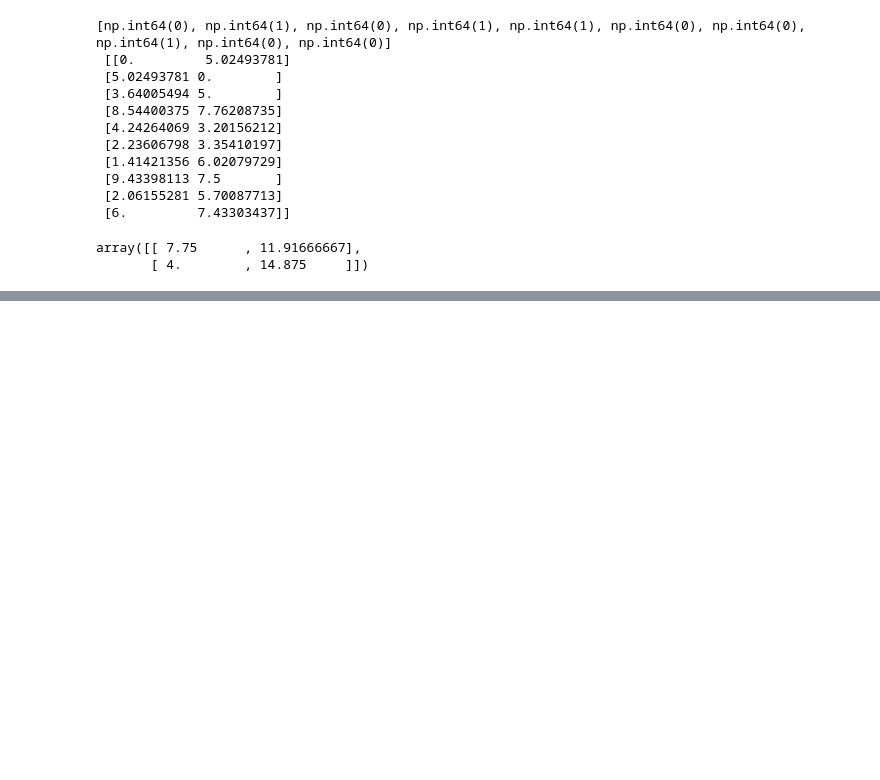
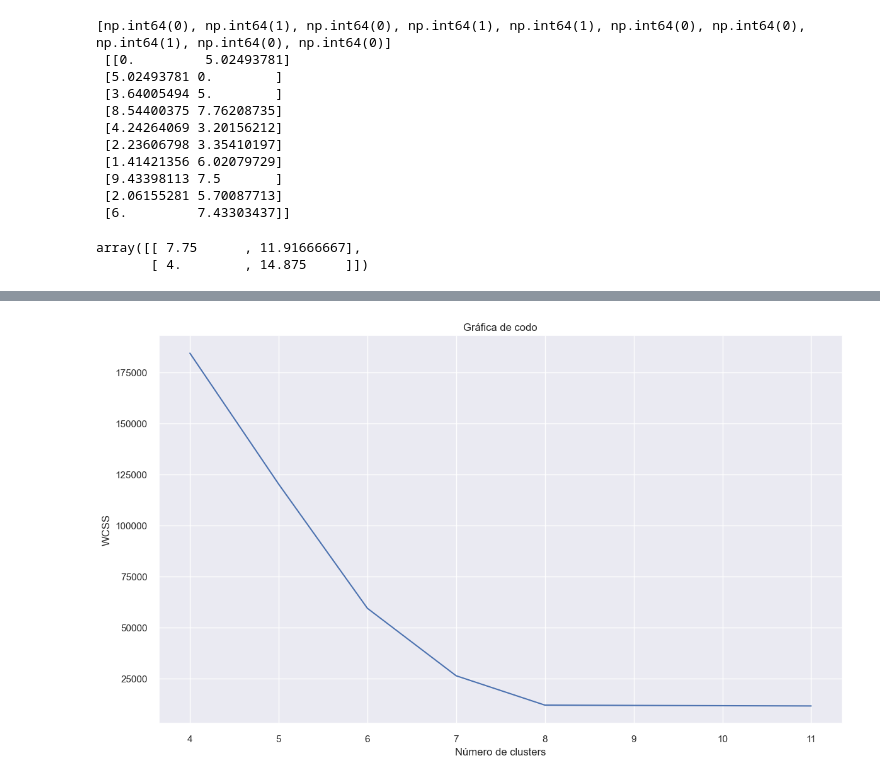
Before and after one commit to emilianodesu/LCD-5Sem-2025-1, a Jupyter notebook: PPCD/T1 Introduccion a ciencia de datos/1.2 Extraccion de grandes cantidades de informacion/agrupamientos.ipynb, the cells around one changed output, grey strips where cells are left out. Saved outputs shown, nothing was run; the diff lists cells and outputs as text; code cells hidden in the pictures; blank space fills up the shorter version.

```diff
--- a/PPCD/T1 Introduccion a ciencia de datos/1.2 Extraccion de grandes cantidades de informacion/agrupamientos.ipynb
+++ b/PPCD/T1 Introduccion a ciencia de datos/1.2 Extraccion de grandes cantidades de informacion/agrupamientos.ipynb
@@ -70,0 +114,20 @@ plt.scatter(data[:,0], data[:,1])
+# %%
+import seaborn as sns
+sns.set_theme()
+# %%
+from sklearn.datasets import make_blobs
+X, _ = make_blobs(n_samples=1000, n_features = 12, centers=8, random_state=42)
+# Buscar número 'optimo' de clusters
+wcss = [] # within cluster sum of squares
+for i in range(4, 12):
+    km = KMeans(n_clusters=i, init='k-means++', n_init='auto', random_state=0)
+    km.fit(X)
+    wcss.append(km.inertia_)
+# Gráfica
+plt.plot(range(4,12), wcss)
+plt.title('Gráfica de codo')
+plt.xlabel('Número de clusters')
+plt.ylabel('WCSS')
+plt.show()
+# %% [output]
+[figure, added]
```
Also changed, not shown: parts of 19 cells of this notebook, 12 other files.
